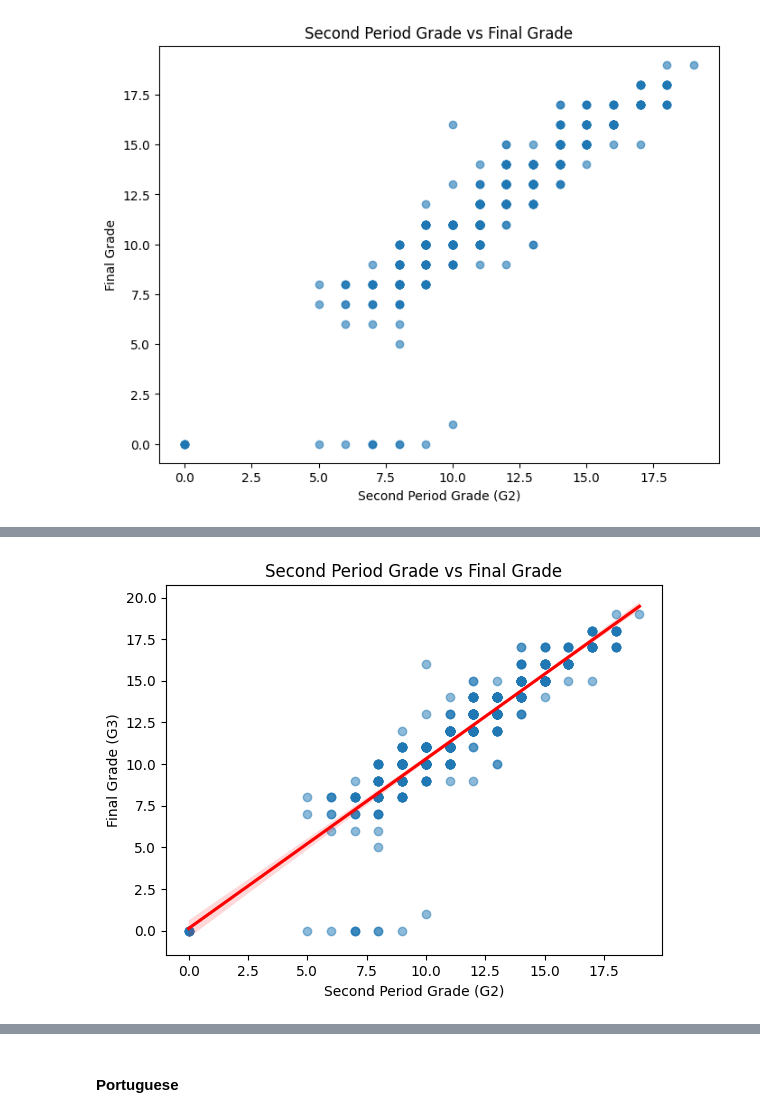
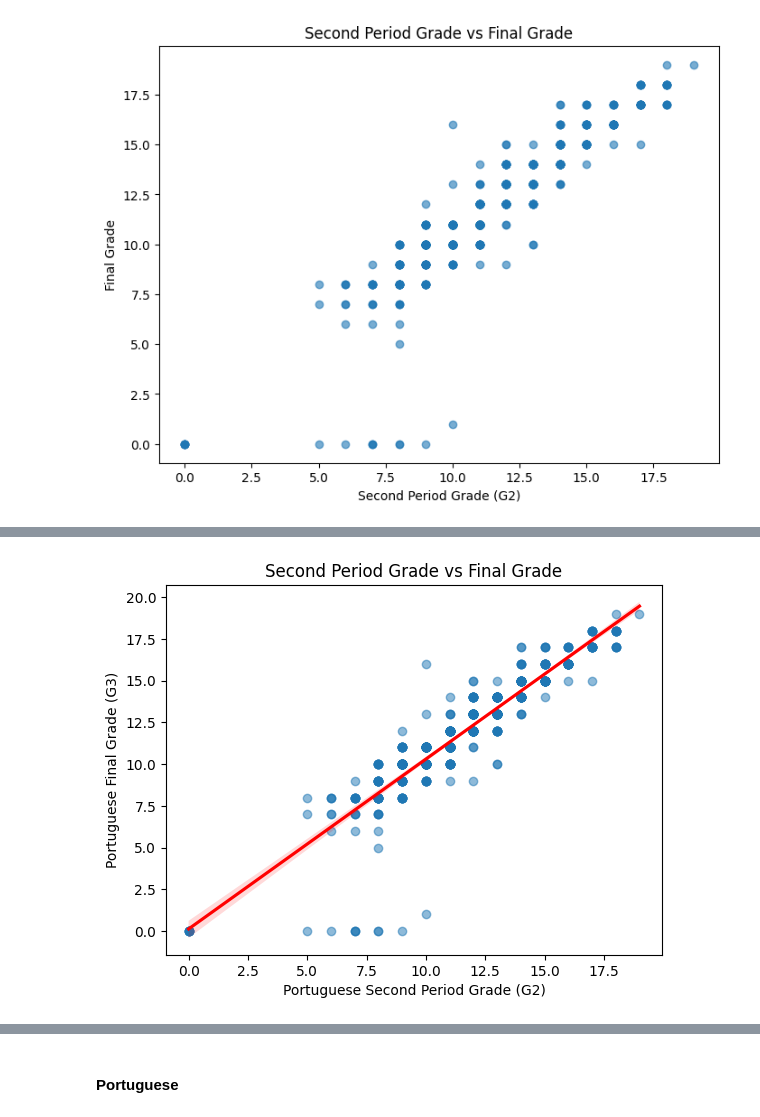
Before and after one commit to tingly-amua/Student-Performance-Analysis, a Jupyter notebook: EDA.ipynb, the cells around one changed output, grey strips where cells are left out. Saved outputs shown, nothing was run; the diff lists cells and outputs as text; code cells hidden in the pictures.

```diff
--- a/EDA.ipynb
+++ b/EDA.ipynb
@@ -581,17 +600,17 @@ plt.show()
 # %%
-# putting regression lines on the plots
+# putting regression lines on the portuguese plot
 sns.regplot(
     data=port_df,
     x='second_grade',
     y='final_grade',
     scatter_kws={'alpha': 0.5},
     line_kws={'color': 'red'}
 )
 
-plt.xlabel('Second Period Grade (G2)')
-plt.ylabel('Final Grade (G3)')
+plt.xlabel('Portuguese Second Period Grade (G2)')
+plt.ylabel('Portuguese Final Grade (G3)')
 plt.title('Second Period Grade vs Final Grade')
 
 plt.show()
 # %% [output]
-[figure, old version]
+[figure, new version]
```
Also changed, not shown: parts of 10 cells of this notebook.
